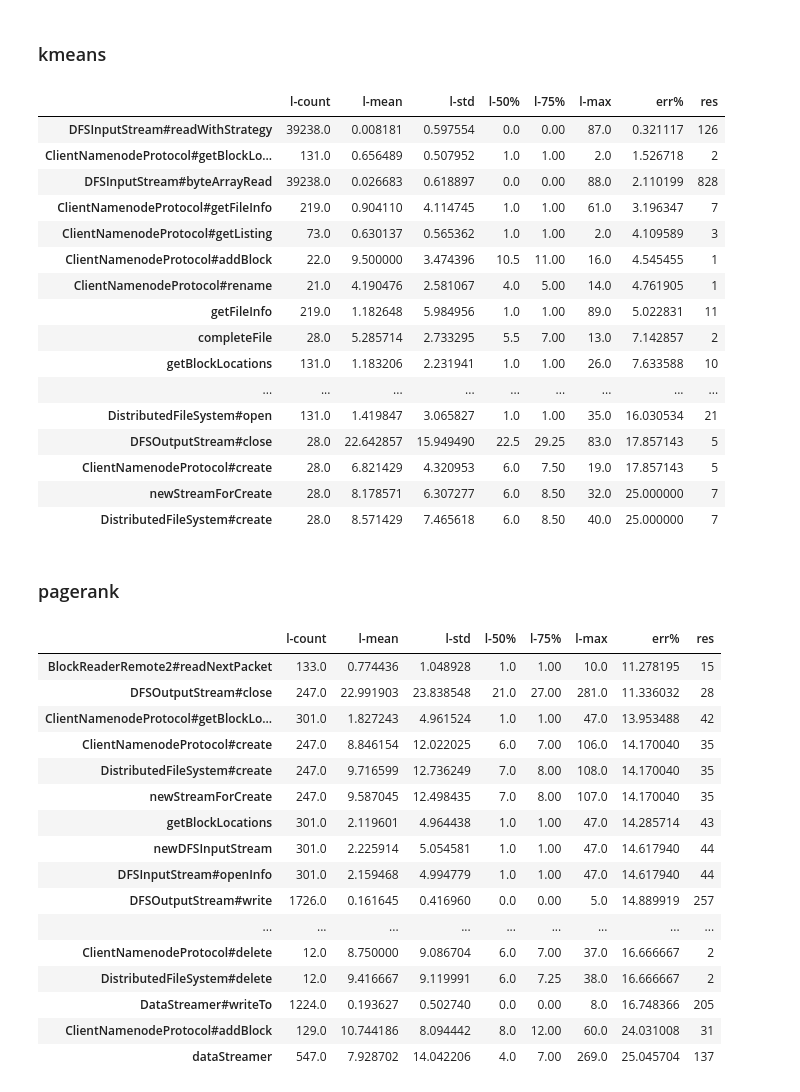
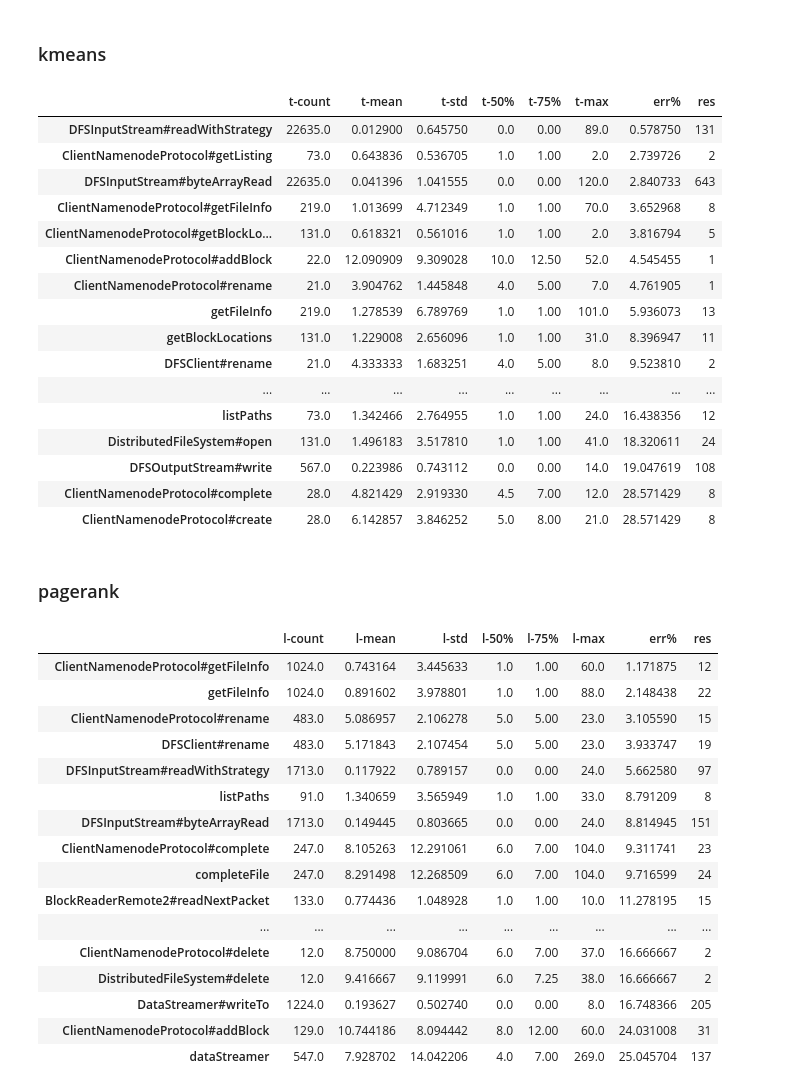
Before and after one commit to Ding-Flash/parse, a Jupyter notebook: 异常检测.ipynb, the cells around one changed output. Saved outputs shown, nothing was run; the diff lists cells and outputs as text; code cells hidden in the pictures.

```diff
--- a/异常检测.ipynb
+++ b/异常检测.ipynb
@@ -33,5 +80,5 @@ def clean_src_csv(path):
 # %%
-bench = 'data/terasort/'
+bench = 'data/wordcount/'
 ans = []
 for i in range(1):
     c = clean_src_csv(bench+'l/'+str(i+1)+'.csv')
@@ -77,89 +124,91 @@ c.dropna(axis=0,how='any')
 # %% [markdown]
 ### kmeans
 # %%
-bench = 'data/kmeans/'
+bench = 'ndata/kmeans/'
 ans = []
 for i in range(1):
-    c = clean_src_csv(bench+'l/'+str(i+1)+'.csv')
-    c = c[c['l-count']>10]
-    tar = pd.read_csv(bench+'l/'+str(i+1)+'s.csv')
+    c = clean_src_csv(bench+'t/'+str(i+1)+'.csv')
+    c = c[c['t-count']>10]
+    tar = pd.read_csv(bench+'t/'+str(i+1)+'s.csv')
     err = []
     x = []
     for i in c.iterrows():
         d = tar[tar['name']==i[0]]
         res = 0
         for j in d.iterrows():
-            if j[1]['time'] > 1.5*i[1]['l-50%']:
+            if j[1]['time'] > 1.5*i[1]['t-50%']:
                 res += 1
-        err.append((res/i[1]['l-count'])*100)
+        err.append((res/i[1]['t-count'])*100)
         x.append(res)
     c['err%'] = err
     c['res'] = x
     ans.append(c[
         (c['err%']<30)
         &(c['err%']>0)
-        &(c['l-max']>1)
+        &(c['t-max']>1)
     ].sort_values('err%'))
 c = pd.concat(ans, axis=1)
 c.dropna(axis=0,how='any')
+c.to_csv('/Users/yangs/Desktop/kmeans.csv')
 # %% [output]
-|  | l-count | l-mean | l-std | l-50% | l-75% | l-max | err% | res |
-| DFSInputStream#readWithStrategy | 39238.0 | 0.008181 | 0.597554 | 0.0 | 0.00 | 87.0 | 0.321117 | 126 |
-| ClientNamenodeProtocol#getBlockLo... | 131.0 | 0.656489 | 0.507952 | 1.0 | 1.00 | 2.0 | 1.526718 | 2 |
-| DFSInputStream#byteArrayRead | 39238.0 | 0.026683 | 0.618897 | 0.0 | 0.00 | 88.0 | 2.110199 | 828 |
-| ClientNamenodeProtocol#getFileInfo | 219.0 | 0.904110 | 4.114745 | 1.0 | 1.00 | 61.0 | 3.196347 | 7 |
-| ClientNamenodeProtocol#getListing | 73.0 | 0.630137 | 0.565362 | 1.0 | 1.00 | 2.0 | 4.109589 | 3 |
-| ClientNamenodeProtocol#addBlock | 22.0 | 9.500000 | 3.474396 | 10.5 | 11.00 | 16.0 | 4.545455 | 1 |
-| ClientNamenodeProtocol#rename | 21.0 | 4.190476 | 2.581067 | 4.0 | 5.00 | 14.0 | 4.761905 | 1 |
-| getFileInfo | 219.0 | 1.182648 | 5.984956 | 1.0 | 1.00 | 89.0 | 5.022831 | 11 |
-| completeFile | 28.0 | 5.285714 | 2.733295 | 5.5 | 7.00 | 13.0 | 7.142857 | 2 |
-| getBlockLocations | 131.0 | 1.183206 | 2.231941 | 1.0 | 1.00 | 26.0 | 7.633588 | 10 |
+|  | t-count | t-mean | t-std | t-50% | t-75% | t-max | err% | res |
+| DFSInputStream#readWithStrategy | 22635.0 | 0.012900 | 0.645750 | 0.0 | 0.00 | 89.0 | 0.578750 | 131 |
+| ClientNamenodeProtocol#getListing | 73.0 | 0.643836 | 0.536705 | 1.0 | 1.00 | 2.0 | 2.739726 | 2 |
+| DFSInputStream#byteArrayRead | 22635.0 | 0.041396 | 1.041555 | 0.0 | 0.00 | 120.0 | 2.840733 | 643 |
+| ClientNamenodeProtocol#getFileInfo | 219.0 | 1.013699 | 4.712349 | 1.0 | 1.00 | 70.0 | 3.652968 | 8 |
+| ClientNamenodeProtocol#getBlockLo... | 131.0 | 0.618321 | 0.561016 | 1.0 | 1.00 | 2.0 | 3.816794 | 5 |
+| ClientNamenodeProtocol#addBlock | 22.0 | 12.090909 | 9.309028 | 10.0 | 12.50 | 52.0 | 4.545455 | 1 |
+| ClientNamenodeProtocol#rename | 21.0 | 3.904762 | 1.445848 | 4.0 | 5.00 | 7.0 | 4.761905 | 1 |
+| getFileInfo | 219.0 | 1.278539 | 6.789769 | 1.0 | 1.00 | 101.0 | 5.936073 | 13 |
+| getBlockLocations | 131.0 | 1.229008 | 2.656096 | 1.0 | 1.00 | 31.0 | 8.396947 | 11 |
+| DFSClient#rename | 21.0 | 4.333333 | 1.683251 | 4.0 | 5.00 | 8.0 | 9.523810 | 2 |
 | ... | ... | ... | ... | ... | ... | ... | ... | ... |
-| DistributedFileSystem#open | 131.0 | 1.419847 | 3.065827 | 1.0 | 1.00 | 35.0 | 16.030534 | 21 |
-| DFSOutputStream#close | 28.0 | 22.642857 | 15.949490 | 22.5 | 29.25 | 83.0 | 17.857143 | 5 |
-| ClientNamenodeProtocol#create | 28.0 | 6.821429 | 4.320953 | 6.0 | 7.50 | 19.0 | 17.857143 | 5 |
-| newStreamForCreate | 28.0 | 8.178571 | 6.307277 | 6.0 | 8.50 | 32.0 | 25.000000 | 7 |
-| DistributedFileSystem#create | 28.0 | 8.571429 | 7.465618 | 6.0 | 8.50 | 40.0 | 25.000000 | 7 |
+| listPaths | 73.0 | 1.342466 | 2.764955 | 1.0 | 1.00 | 24.0 | 16.438356 | 12 |
+| DistributedFileSystem#open | 131.0 | 1.496183 | 3.517810 | 1.0 | 1.00 | 41.0 | 18.320611 | 24 |
+| DFSOutputStream#write | 567.0 | 0.223986 | 0.743112 | 0.0 | 0.00 | 14.0 | 19.047619 | 108 |
+| ClientNamenodeProtocol#complete | 28.0 | 4.821429 | 2.919330 | 4.5 | 7.00 | 12.0 | 28.571429 | 8 |
+| ClientNamenodeProtocol#create | 28.0 | 6.142857 | 3.846252 | 5.0 | 8.00 | 21.0 | 28.571429 | 8 |
 # %% [markdown]
 ### pagerank
 # %%
 bench = 'data/pagerank/'
 ans = []
 for i in range(1):
     c = clean_src_csv(bench+'l/'+str(i+1)+'.csv')
     c = c[c['l-count']>10]
     tar = pd.read_csv(bench+'l/'+str(i+1)+'s.csv')
     err = []
     x = []
     for i in c.iterrows():
         d = tar[tar['name']==i[0]]
         res = 0
         for j in d.iterrows():
             if j[1]['time'] > 1.5*i[1]['l-50%']:
                 res += 1
         err.append((res/i[1]['l-count'])*100)
         x.append(res)
     c['err%'] = err
     c['res'] = x
     ans.append(c[
         (c['err%']<30)
-        &(c['err%']>10)
+#         &(c['err%']>10)
         &(c['l-max']>1)
     ].sort_values('err%'))
 c = pd.concat(ans, axis=1)
 c.dropna(axis=0,how='any')
+c.to_csv('/Users/yangs/Desktop/pagerank.csv')
 # %% [output]
 |  | l-count | l-mean | l-std | l-50% | l-75% | l-max | err% | res |
+| ClientNamenodeProtocol#getFileInfo | 1024.0 | 0.743164 | 3.445633 | 1.0 | 1.00 | 60.0 | 1.171875 | 12 |
+| getFileInfo | 1024.0 | 0.891602 | 3.978801 | 1.0 | 1.00 | 88.0 | 2.148438 | 22 |
+| ClientNamenodeProtocol#rename | 483.0 | 5.086957 | 2.106278 | 5.0 | 5.00 | 23.0 | 3.105590 | 15 |
+| DFSClient#rename | 483.0 | 5.171843 | 2.107454 | 5.0 | 5.00 | 23.0 | 3.933747 | 19 |
+| DFSInputStream#readWithStrategy | 1713.0 | 0.117922 | 0.789157 | 0.0 | 0.00 | 24.0 | 5.662580 | 97 |
+| listPaths | 91.0 | 1.340659 | 3.565949 | 1.0 | 1.00 | 33.0 | 8.791209 | 8 |
+| DFSInputStream#byteArrayRead | 1713.0 | 0.149445 | 0.803665 | 0.0 | 0.00 | 24.0 | 8.814945 | 151 |
+| ClientNamenodeProtocol#complete | 247.0 | 8.105263 | 12.291061 | 6.0 | 7.00 | 104.0 | 9.311741 | 23 |
+| completeFile | 247.0 | 8.291498 | 12.268509 | 6.0 | 7.00 | 104.0 | 9.716599 | 24 |
 | BlockReaderRemote2#readNextPacket | 133.0 | 0.774436 | 1.048928 | 1.0 | 1.00 | 10.0 | 11.278195 | 15 |
-| DFSOutputStream#close | 247.0 | 22.991903 | 23.838548 | 21.0 | 27.00 | 281.0 | 11.336032 | 28 |
-| ClientNamenodeProtocol#getBlockLo... | 301.0 | 1.827243 | 4.961524 | 1.0 | 1.00 | 47.0 | 13.953488 | 42 |
-| ClientNamenodeProtocol#create | 247.0 | 8.846154 | 12.022025 | 6.0 | 7.00 | 106.0 | 14.170040 | 35 |
-| DistributedFileSystem#create | 247.0 | 9.716599 | 12.736249 | 7.0 | 8.00 | 108.0 | 14.170040 | 35 |
-| newStreamForCreate | 247.0 | 9.587045 | 12.498435 | 7.0 | 8.00 | 107.0 | 14.170040 | 35 |
-| getBlockLocations | 301.0 | 2.119601 | 4.964438 | 1.0 | 1.00 | 47.0 | 14.285714 | 43 |
-| newDFSInputStream | 301.0 | 2.225914 | 5.054581 | 1.0 | 1.00 | 47.0 | 14.617940 | 44 |
-| DFSInputStream#openInfo | 301.0 | 2.159468 | 4.994779 | 1.0 | 1.00 | 47.0 | 14.617940 | 44 |
-| DFSOutputStream#write | 1726.0 | 0.161645 | 0.416960 | 0.0 | 0.00 | 5.0 | 14.889919 | 257 |
 | ... | ... | ... | ... | ... | ... | ... | ... | ... |
 | ClientNamenodeProtocol#delete | 12.0 | 8.750000 | 9.086704 | 6.0 | 7.00 | 37.0 | 16.666667 | 2 |
 | DistributedFileSystem#delete | 12.0 | 9.416667 | 9.119991 | 6.0 | 7.25 | 38.0 | 16.666667 | 2 |
```
Also changed, not shown: parts of 4 cells of this notebook, 8 other files.
